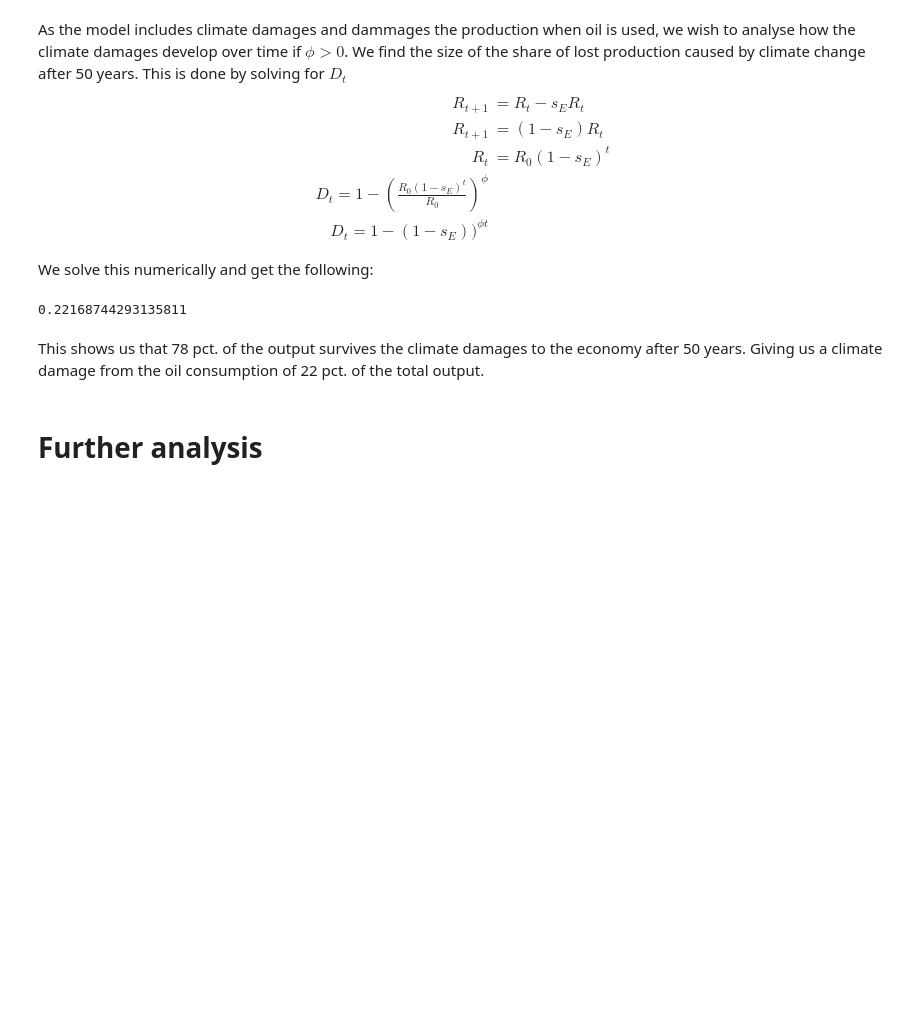
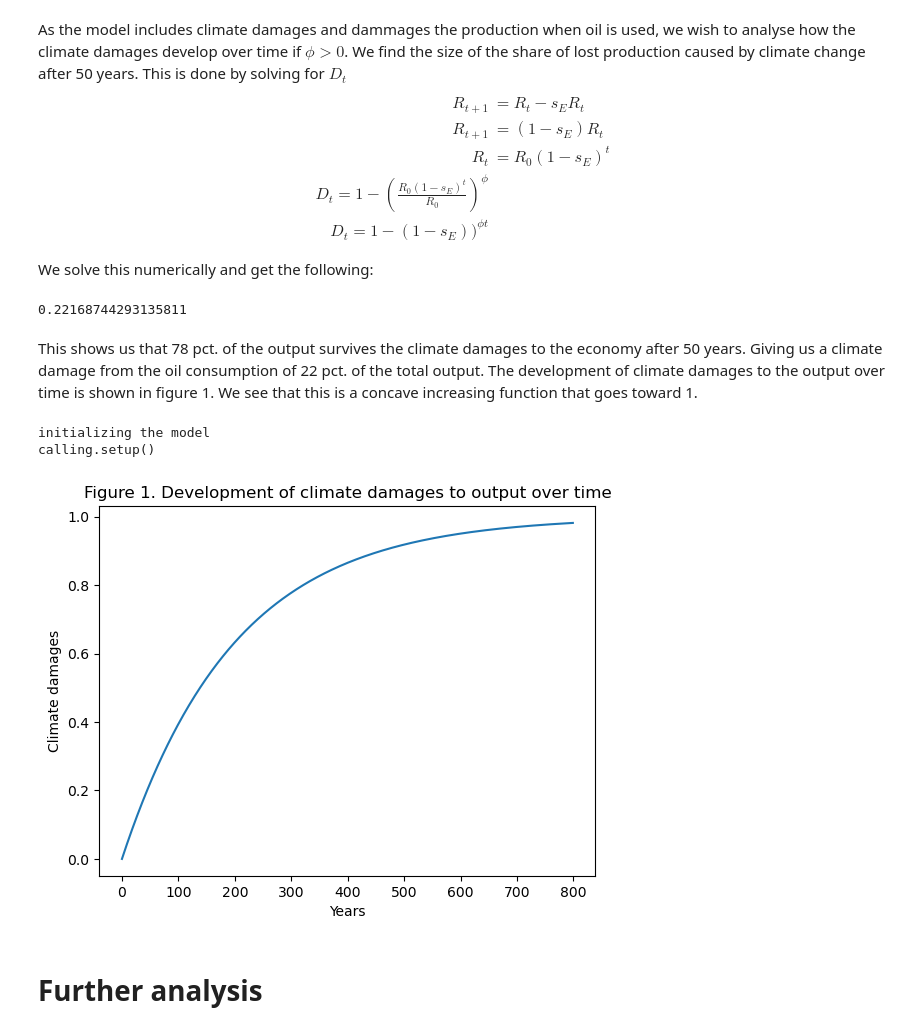
Before and after one commit to NumEconCopenhagen/projects-2023-ctrl-alt-elite, a Jupyter notebook: modelproject/modelproject.ipynb, the cells around one changed output. Cells and saved outputs as stored; diff of their text form; code cells hidden in the pictures; blank space fills up the shorter version.

```diff
--- a/modelproject/modelproject.ipynb
+++ b/modelproject/modelproject.ipynb
@@ -79,7 +79,23 @@ model.calculate_D_t()
 # %% [output]
 0.22168744293135811
 # %% [markdown]
-This shows us that  78 pct. of the output survives the climate damages to the economy after 50 years. Giving us a climate damage from the oil consumption of 22 pct. of the total output.
+This shows us that  78 pct. of the output survives the climate damages to the economy after 50 years. Giving us a climate damage from the oil consumption of 22 pct. of the total output. The development of climate damages to the output over time is shown in figure 1. We see that this is a concave increasing function that goes toward 1.
+# %%
+model = OilSolowModelClass()
+model.solve_climate_damage()
+
+t = np.arange(800)
+D_t = [model.calculate_D_t(i) for i in t]
+
+plt.plot(t, D_t)
+plt.title('Figure 1. Development of climate damages to output over time')
+plt.xlabel('Years')
+plt.ylabel('Climate damages')
+plt.show()
+# %% [output]
+initializing the model
+calling.setup()
+[figure, added]
 # %% [markdown]
 # Further analysis
 # %% [markdown]
```
Also changed, not shown: 1 other file.
